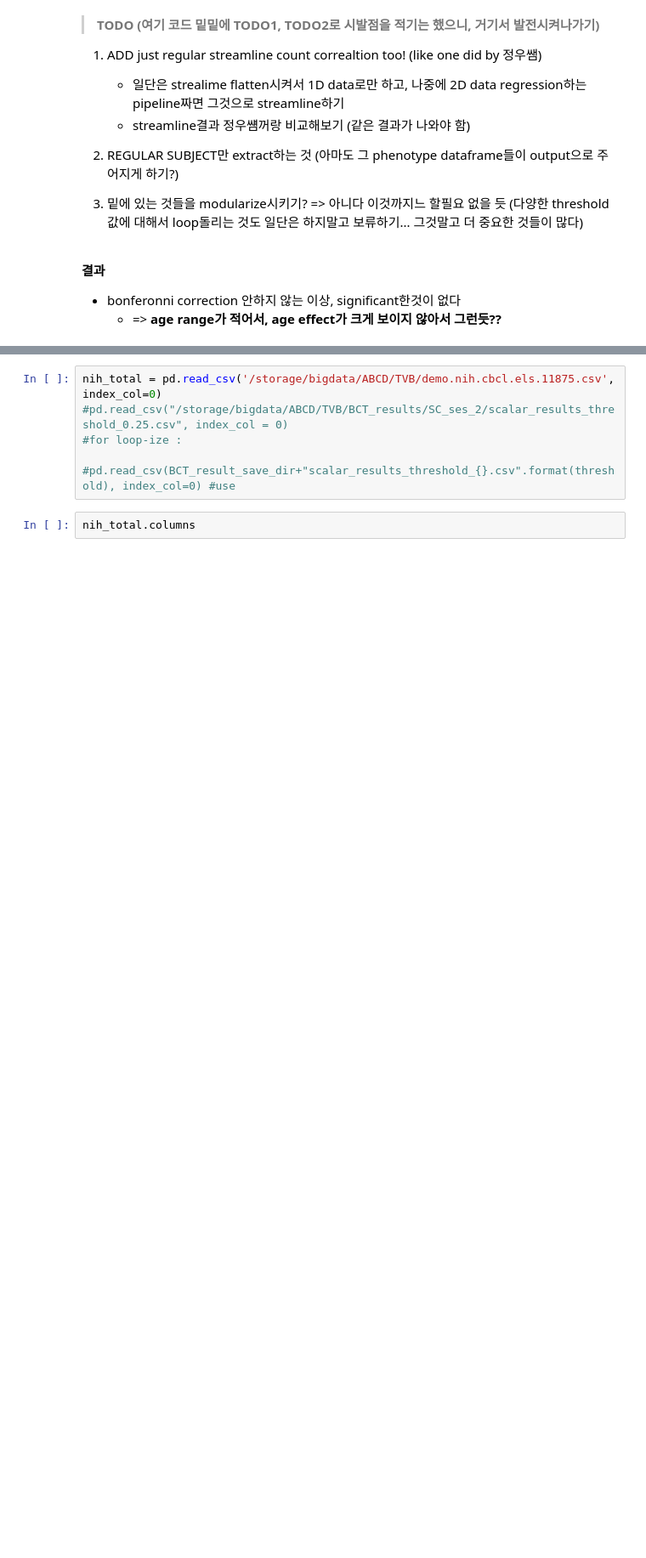
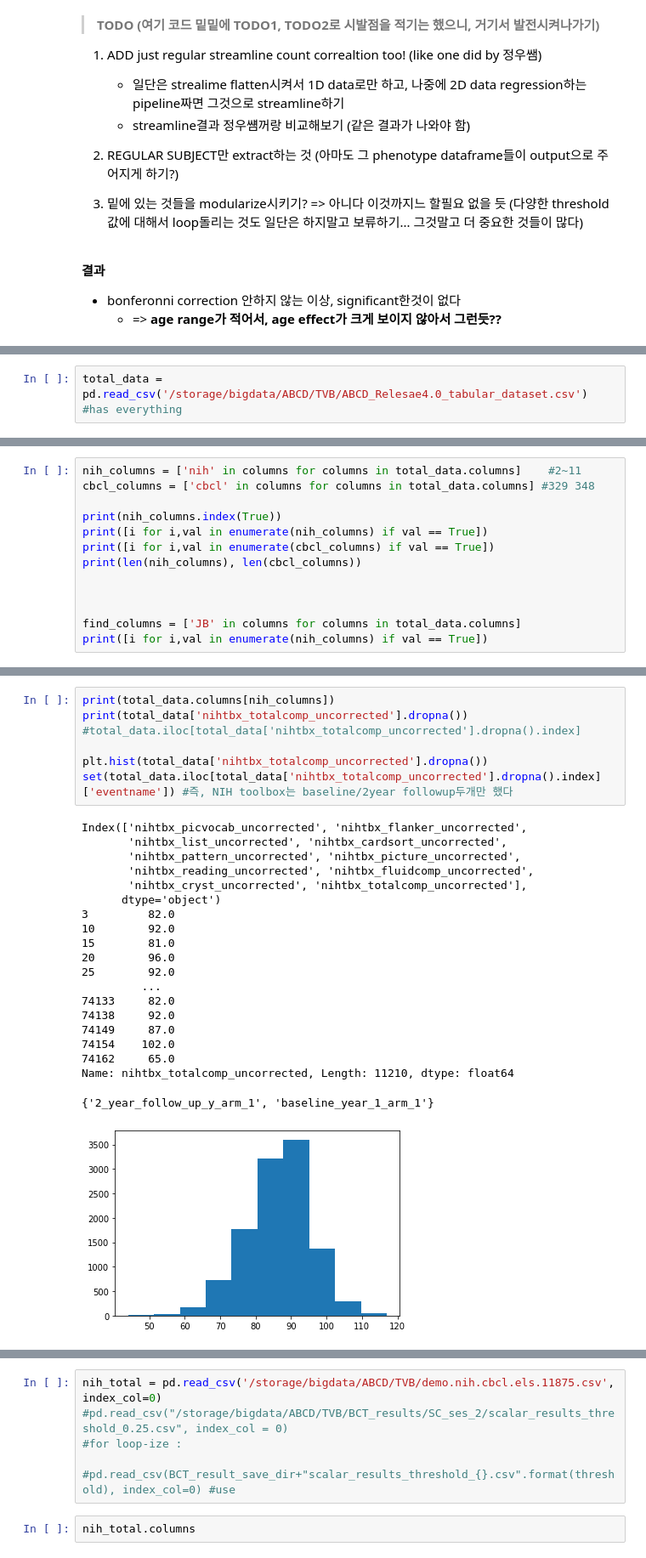
Before and after one commit to Transconnectome/TVB, a Jupyter notebook: Brain_Connectivity/TVB_version.ipynb, the cells around one changed output, grey strips where cells are left out. Shown at 85% size. Saved outputs shown, nothing was run; the diff lists cells and outputs as text; blank space fills up the shorter version.

```diff
--- a/Brain_Connectivity/TVB_version.ipynb
+++ b/Brain_Connectivity/TVB_version.ipynb
@@ -490,0 +535,2 @@ ax.set_title(f'r(%) ={r_corr_sex.round(4)*100}, pv = {p_corr_sex.round(9)}',font
+# %%
+total_data = pd.read_csv('/storage/bigdata/ABCD/TVB/ABCD_Relesae4.0_tabular_dataset.csv') #has everything
@@ -490,0 +557,13 @@ ax.set_title(f'r(%) ={r_corr_sex.round(4)*100}, pv = {p_corr_sex.round(9)}',font
+# %%
+nih_columns = ['nih' in columns for columns in total_data.columns]    #2~11
+cbcl_columns = ['cbcl' in columns for columns in total_data.columns] #329 348
+
+print(nih_columns.index(True))
+print([i for i,val in enumerate(nih_columns) if val == True])
+print([i for i,val in enumerate(cbcl_columns) if val == True])
+print(len(nih_columns), len(cbcl_columns))
+
+
+
+find_columns = ['JB' in columns for columns in total_data.columns]
+print([i for i,val in enumerate(nih_columns) if val == True])
@@ -490,0 +576,28 @@ ax.set_title(f'r(%) ={r_corr_sex.round(4)*100}, pv = {p_corr_sex.round(9)}',font
+# %%
+print(total_data.columns[nih_columns])
+print(total_data['nihtbx_totalcomp_uncorrected'].dropna())
+#total_data.iloc[total_data['nihtbx_totalcomp_uncorrected'].dropna().index]
+
+plt.hist(total_data['nihtbx_totalcomp_uncorrected'].dropna())
+set(total_data.iloc[total_data['nihtbx_totalcomp_uncorrected'].dropna().index]['eventname']) #즉, NIH toolbox는 baseline/2year followup두개만 했다
+# %% [output]
+Index(['nihtbx_picvocab_uncorrected', 'nihtbx_flanker_uncorrected',
+       'nihtbx_list_uncorrected', 'nihtbx_cardsort_uncorrected',
+       'nihtbx_pattern_uncorrected', 'nihtbx_picture_uncorrected',
+       'nihtbx_reading_uncorrected', 'nihtbx_fluidcomp_uncorrected',
+       'nihtbx_cryst_uncorrected', 'nihtbx_totalcomp_uncorrected'],
+      dtype='object')
+3         82.0
+10        92.0
+15        81.0
+20        96.0
+25        92.0
+         ...
+74133     82.0
+74138     92.0
+74149     87.0
+74154    102.0
+74162     65.0
+Name: nihtbx_totalcomp_uncorrected, Length: 11210, dtype: float64
+{'2_year_follow_up_y_arm_1', 'baseline_year_1_arm_1'}
+[figure, added]
```
Also changed, not shown: parts of 29 cells of this notebook, 1 other file.
